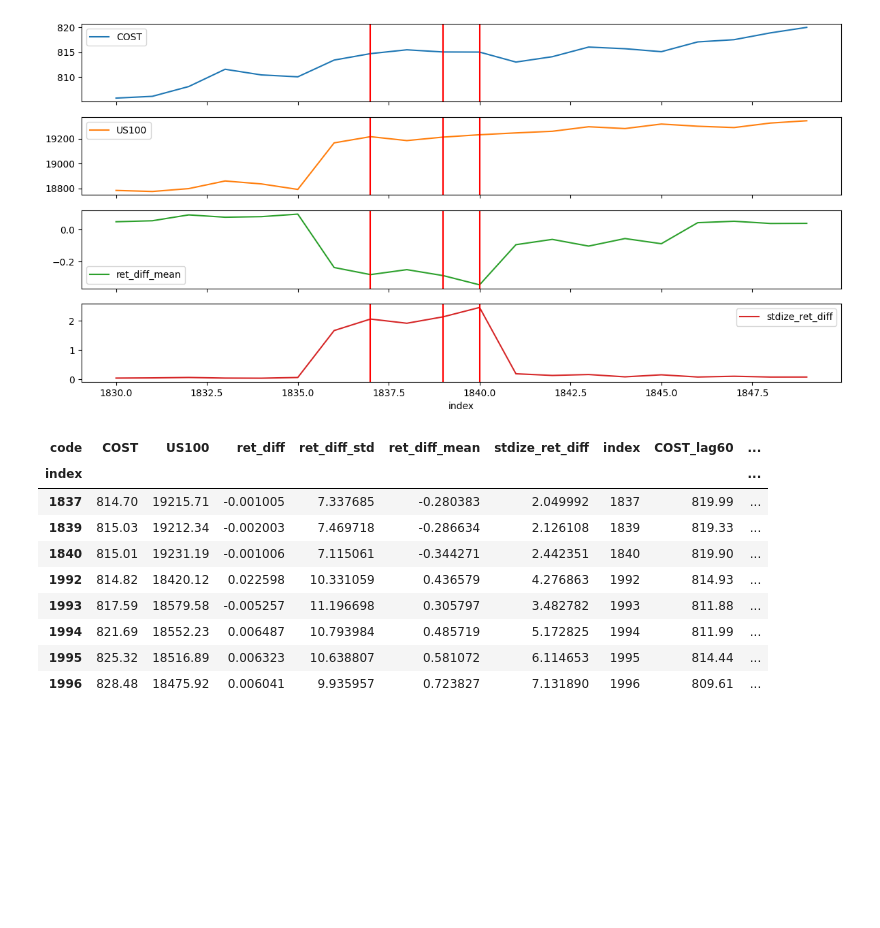
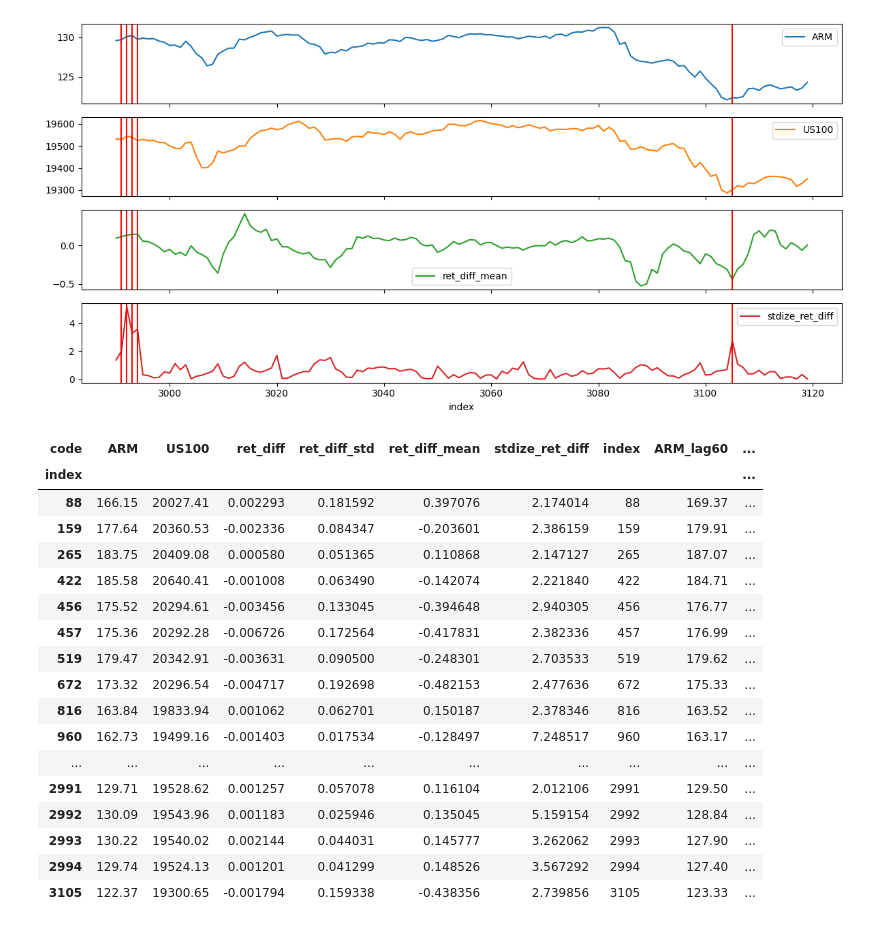
Before and after one commit to tsungyou/TS, a Jupyter notebook: ED/intraday/on_us/data.ipynb, the cells around one changed output. Drawn from its saved outputs; the diff is of its cells as text; code cells hidden in the pictures; blank space fills up the shorter version.

```diff
--- a/ED/intraday/on_us/data.ipynb
+++ b/ED/intraday/on_us/data.ipynb
@@ -83,55 +132,63 @@ pivote.to_parquet("US500.parquet")
 # %%
 import matplotlib.pyplot as plt
 import warnings
+import numpy as np
 warnings.filterwarnings("ignore")
-code = 'COST'
-index = "US100"
+code = 'ARM'
 rolling = 5
-ret = pivoted[[code, index]].pct_change()
-ret['ret_diff'] = ret[code] - ret[index]
-ret['ret_diff_std'] = ret['ret_diff'].rolling(rolling).std() * 1000
+ret = pivoted[["ARM", "US100"]].pct_change()
+ret['ret_diff'] = ret[code] - ret['US100']
+ret['ret_diff_std'] = ret['ret_diff'].rolling(rolling).std() * 100
 ret['ret_diff_mean'] = ret['ret_diff'].rolling(rolling).mean() * 100
-ret['stdize_ret_diff'] = abs((ret['ret_diff'] - ret['ret_diff_mean'])*ret['ret_diff_std'])
-ret[code] = pivoted[code]
-ret[index] = pivoted[index]
+ret['stdize_ret_diff'] = abs((ret['ret_diff'] - ret['ret_diff_mean'])/ret['ret_diff_std'])
+ret[code] = pivoted[code].shift(-1)
+ret['US100'] = pivoted['US100'].shift(-1)
 
 ret['index'] = [i for i in range(len(ret))]
 
 # check raise
 ret[f'{code}_lag60'] = ret[code].shift(-12)
-ret[f'TWII_lag60'] = ret[index].shift(-12)
+ret[f'TWII_lag60'] = ret["US100"].shift(-12)
 ret['lag10'] = ret[code].shift(-4)
 
 ret['direction'] = ret.apply(lambda x: -1 if x[code] - x['lag10'] > 0 else 1, axis=1)
-ret['target_60mins'] = (np.round((ret[f'{code}_lag60'] - ret[code])/ret[code], 3)) * ret['direction']
+ret['target_60mins'] = abs(np.round((ret[f'{code}_lag60'] - ret[code])/ret[code], 3))
 
 # ret['signal_defineby_prev_ret'] =
 # specific print
 ret.set_index('index', inplace=True, drop=False)
 # start = -54 # -268
-start = 1830
-end = len(ret)
-end = 1850
+start = 2990
+# end = len(ret) - 100
+end = 3120
 bm = 2
 fig, axes = plt.subplots(nrows=4, ncols=1, figsize=(12, 6), sharex=True)
 ret.iloc[start:end, [0, 1, 4, 5]].plot(ax=axes, subplots=True, legend=True)
 for index, row in ret.iloc[start:end, :][ret['stdize_ret_diff'] >= bm].iterrows():
     for ax in axes:
         ax.axvline(row['index'], color='red')
 plt.tight_layout()
 plt.show()
 
 # check to long or short
 ret[ret['stdize_ret_diff'] >= bm]
 # %% [output]
-[figure, old version]
+[figure, new version]
-| code | COST | US100 | ret_diff | ret_diff_std | ret_diff_mean | stdize_ret_diff | index | COST_lag60 | ... |
+| code | ARM | US100 | ret_diff | ret_diff_std | ret_diff_mean | stdize_ret_diff | index | ARM_lag60 | ... |
 | index |  |  |  |  |  |  |  |  | ... |
-| 1837 | 814.70 | 19215.71 | -0.001005 | 7.337685 | -0.280383 | 2.049992 | 1837 | 819.99 | ... |
-| 1839 | 815.03 | 19212.34 | -0.002003 | 7.469718 | -0.286634 | 2.126108 | 1839 | 819.33 | ... |
-| 1840 | 815.01 | 19231.19 | -0.001006 | 7.115061 | -0.344271 | 2.442351 | 1840 | 819.90 | ... |
-| 1992 | 814.82 | 18420.12 | 0.022598 | 10.331059 | 0.436579 | 4.276863 | 1992 | 814.93 | ... |
-| 1993 | 817.59 | 18579.58 | -0.005257 | 11.196698 | 0.305797 | 3.482782 | 1993 | 811.88 | ... |
-| 1994 | 821.69 | 18552.23 | 0.006487 | 10.793984 | 0.485719 | 5.172825 | 1994 | 811.99 | ... |
-| 1995 | 825.32 | 18516.89 | 0.006323 | 10.638807 | 0.581072 | 6.114653 | 1995 | 814.44 | ... |
-| 1996 | 828.48 | 18475.92 | 0.006041 | 9.935957 | 0.723827 | 7.131890 | 1996 | 809.61 | ... |
+| 88 | 166.15 | 20027.41 | 0.002293 | 0.181592 | 0.397076 | 2.174014 | 88 | 169.37 | ... |
+| 159 | 177.64 | 20360.53 | -0.002336 | 0.084347 | -0.203601 | 2.386159 | 159 | 179.91 | ... |
+| 265 | 183.75 | 20409.08 | 0.000580 | 0.051365 | 0.110868 | 2.147127 | 265 | 187.07 | ... |
+| 422 | 185.58 | 20640.41 | -0.001008 | 0.063490 | -0.142074 | 2.221840 | 422 | 184.71 | ... |
+| 456 | 175.52 | 20294.61 | -0.003456 | 0.133045 | -0.394648 | 2.940305 | 456 | 176.77 | ... |
+| 457 | 175.36 | 20292.28 | -0.006726 | 0.172564 | -0.417831 | 2.382336 | 457 | 176.99 | ... |
+| 519 | 179.47 | 20342.91 | -0.003631 | 0.090500 | -0.248301 | 2.703533 | 519 | 179.62 | ... |
+| 672 | 173.32 | 20296.54 | -0.004717 | 0.192698 | -0.482153 | 2.477636 | 672 | 175.33 | ... |
+| 816 | 163.84 | 19833.94 | 0.001062 | 0.062701 | 0.150187 | 2.378346 | 816 | 163.52 | ... |
+| 960 | 162.73 | 19499.16 | -0.001403 | 0.017534 | -0.128497 | 7.248517 | 960 | 163.17 | ... |
+| ... | ... | ... | ... | ... | ... | ... | ... | ... | ... |
+| 2991 | 129.71 | 19528.62 | 0.001257 | 0.057078 | 0.116104 | 2.012106 | 2991 | 129.50 | ... |
+| 2992 | 130.09 | 19543.96 | 0.001183 | 0.025946 | 0.135045 | 5.159154 | 2992 | 128.84 | ... |
+| 2993 | 130.22 | 19540.02 | 0.002144 | 0.044031 | 0.145777 | 3.262062 | 2993 | 127.90 | ... |
+| 2994 | 129.74 | 19524.13 | 0.001201 | 0.041299 | 0.148526 | 3.567292 | 2994 | 127.40 | ... |
+| 3105 | 122.37 | 19300.65 | -0.001794 | 0.159338 | -0.438356 | 2.739856 | 3105 | 123.33 | ... |
```
Also changed, not shown: parts of 4 cells of this notebook, 20 other files.
